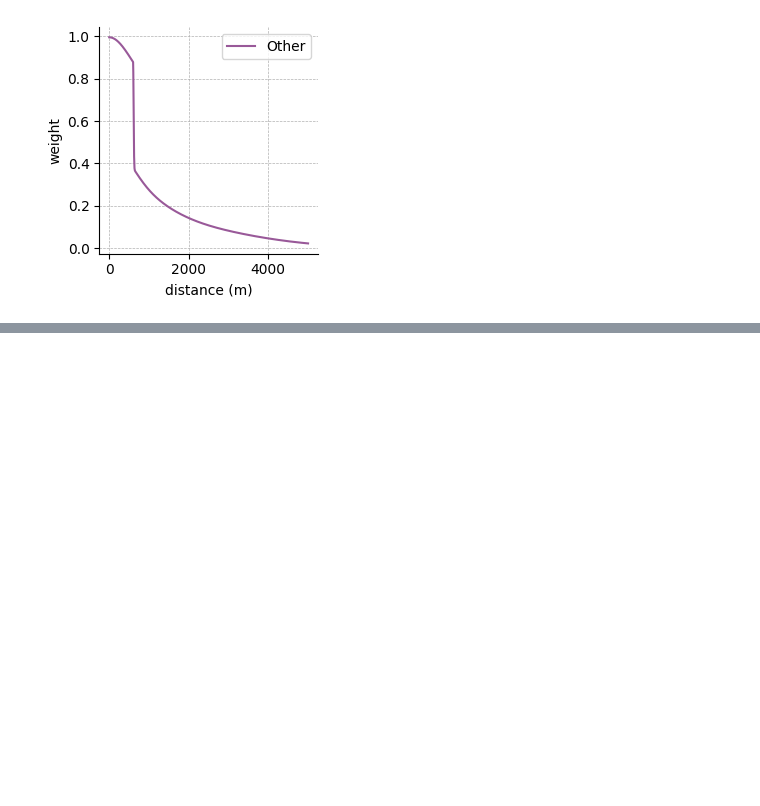
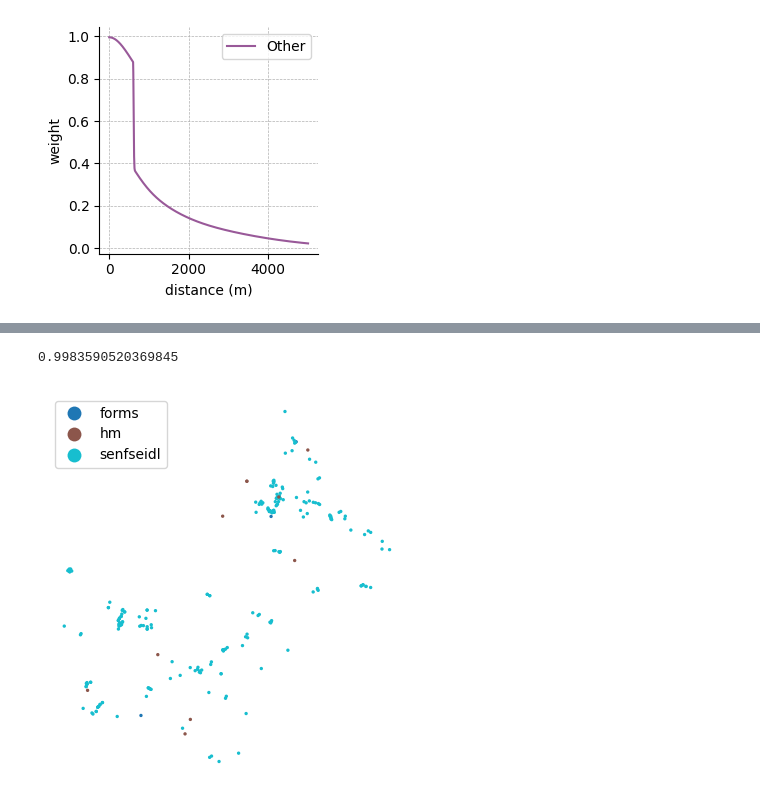
Before and after one commit to ArthurCalvi/Disturbance-Attribution-Dataset-Joining, a Jupyter notebook: join-datasets/create_figures.ipynb, the cells around one changed output, grey strips where cells are left out. Drawn from its saved outputs; the diff is of its cells as text; code cells hidden in the pictures; blank space fills up the shorter version.

```diff
--- a/join-datasets/create_figures.ipynb
+++ b/join-datasets/create_figures.ipynb
@@ -228,0 +362,40 @@ fig4.savefig(f'../figures/ex_final_weighting_{dataset}_{c}.png', dpi=300)
+# %%
+#load communities
+dim = 2
+resolution = 100
+spatial_threshold = 600
+temporal_threshold = 360
+
+from shapely import box
+from shapely.geometry import shape
+import numpy as np
+bounds_4326 = (4.75,47.10,6.82,48.51)
+pol_4326 = box(*bounds_4326)
+import rasterio
+from rasterio.warp import transform_geom
+pol_2154 = shape(transform_geom('epsg:4326', attribution.dataset.crs, pol_4326))
+_dataset = attribution.dataset.clip(pol_2154)
+n = _dataset.shape[0] / attribution.dataset.shape[0] * 100
+_spatial_entity_dataset = attribution.spatial_entity_dataset.clip(pol_2154)
+m = _spatial_entity_dataset.shape[0] / attribution.spatial_entity_dataset.shape[0] * 100
+b = "_".join([str(x) for x in bounds_4326])
+
+all_clusters_gdf = gpd.read_parquet(f"../data/results/clusters/communities_d{dim}_r{resolution}_g{attribution.granularity}_{spatial_threshold}m_{temporal_threshold}d_v{attribution.version}_b{b}_n{n :.0f}_m{m :.0f}.parquet")
+c = all_clusters_gdf.shape[0] / (_spatial_entity_dataset.shape[0] + _dataset.shape[0] )
+print(c)
+# %% [output]
+0.9983590520369845
+# %%
+all_clusters_gdf_v2 = all_clusters_gdf.rename(columns={'class': 'cause'})
+all_clusters_gdf_v2.geometry = all_clusters_gdf_v2.geometry.centroid
+subpart = all_clusters_gdf_v2.iloc[4000:4250]
+# %%
+import matplotlib.pyplot as plt
+
+fig, ax = plt.subplots(1, 1, figsize=(5, 5))
+
+subpart.plot(ax=ax, column='dataset', markersize=2, legend=True)
+ax.set_axis_off()
+fig.savefig('../figures/example_subgraph.png', dpi=300)
+# %% [output]
+[figure, added]
```
Also changed, not shown: parts of 10 cells of this notebook, 7 other files.
